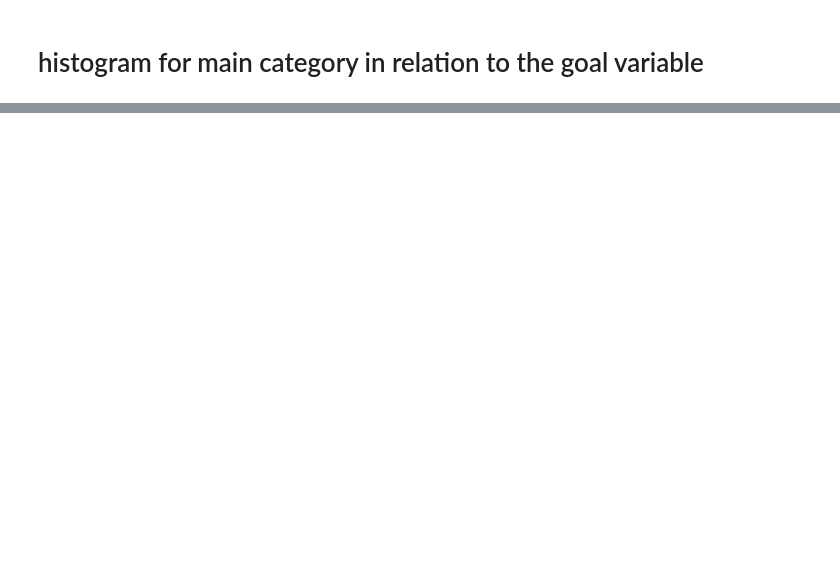
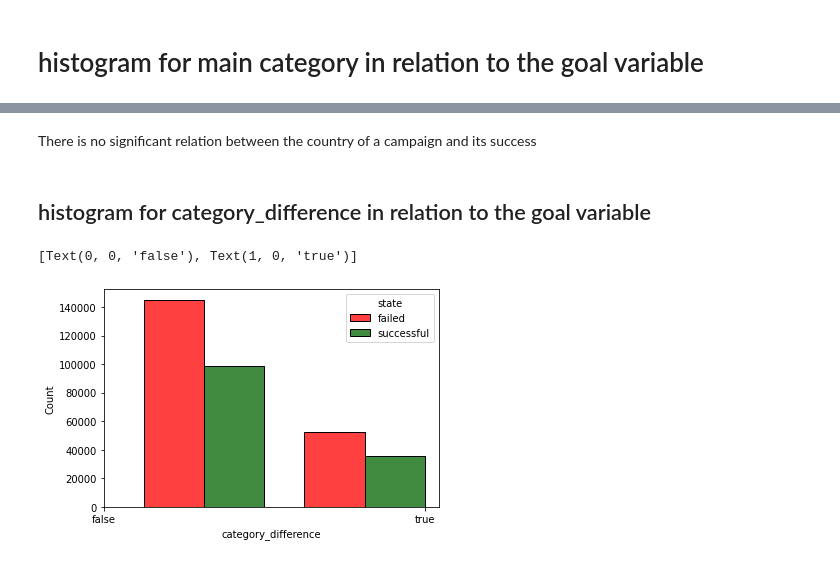
Before and after one commit to thebiff999/funding_forecast, a Jupyter notebook: src/Visualization.ipynb, the cells around one changed output, grey strips where cells are left out. Saved outputs shown, nothing was run; the diff lists cells and outputs as text; code cells hidden in the pictures; blank space fills up the shorter version.

```diff
--- a/src/Visualization.ipynb
+++ b/src/Visualization.ipynb
@@ -123,0 +132,12 @@ print(ax.get_xticklabels())
+# %% [markdown]
+There is no significant relation between the country of a campaign and its success
+# %% [markdown]
+## histogram for category_difference in relation to the goal variable
+# %%
+ax = sns.histplot(data=df, x='category_difference', hue='state', multiple='dodge', binwidth=.5, shrink=.75, palette=['red','darkgreen'])
+ax.set_xticks([0,1])
+ax.set_xticklabels(['false', 'true'])
+plt.show()
+# %% [output]
+[Text(0, 0, 'false'), Text(1, 0, 'true')]
+[figure, added]
```
Also changed, not shown: parts of 12 cells of this notebook, 6 other files.
